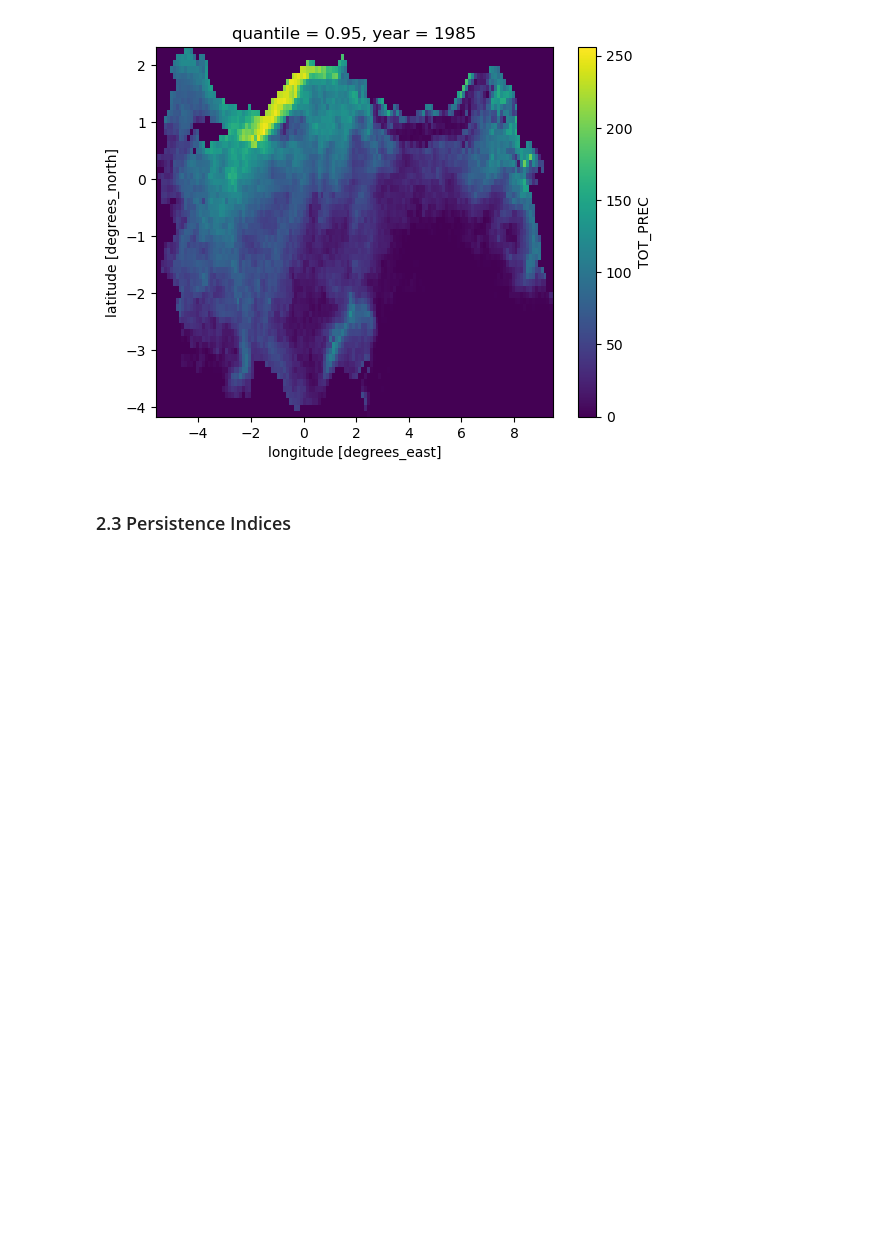
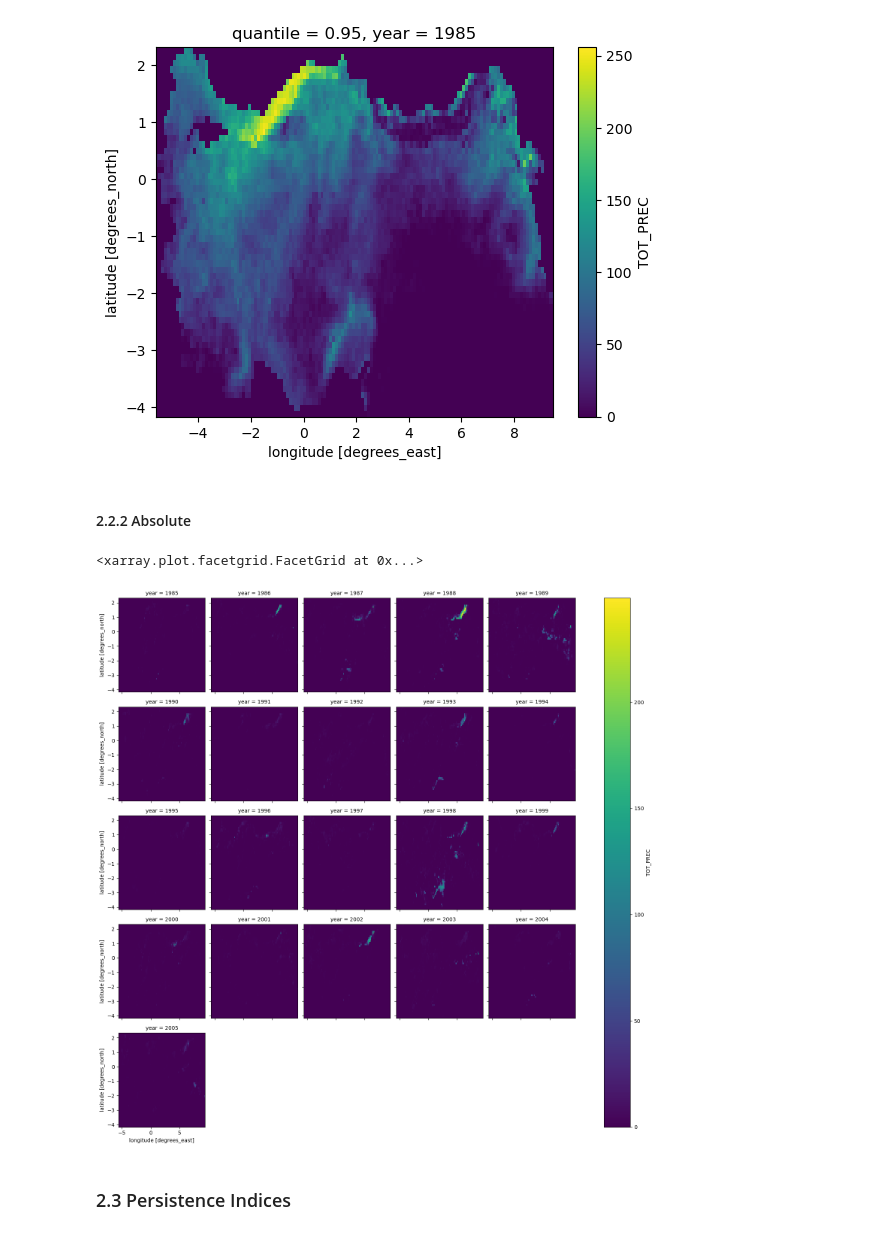
Before and after one commit to donmezkutay/msc-thesis-codes, a Jupyter notebook: BC_calculate_extreme_indices.ipynb, the cells around one changed output. Cells and saved outputs as stored; diff of their text form; code cells hidden in the pictures; blank space fills up the shorter version.

Commit message:
#add absolute indices

```diff
--- a/BC_calculate_extreme_indices.ipynb
+++ b/BC_calculate_extreme_indices.ipynb
@@ -10,7 +10,7 @@ import xarray as xr
 # %%
 # change these
 season = 'JJA' # DJF, JJA,
-time_resample = 1 # options: 1, 3, 6 (resampling)
+time_resample = 6 # options: 1, 3, 6 (resampling)
 
 # bias algorithm
 bias_algo = 'QDM'
@@ -22,13 +22,13 @@ else:
     path_resample = fr'{time_resample}hr'
 
 # general data path
-path_general = fr'/mnt/d/JupyterLab/Yuksek_Lisans/msc_thesis_data'
+path_general = fr'/mnt/e/JupyterLab/Yuksek_Lisans/msc_thesis_data'
 
 # variable name
 name_variable_cosmo = 'TOT_PREC'
 
 # saving path (saving with cosmo var name for both era5 and cosmo)
-path_save = fr'data/{name_variable_cosmo}/'
+path_save = fr'{path_general}/data/{name_variable_cosmo}/'
 
 # years
 years = np.arange(1985, 2006, dtype=int)
@@ -200,3 +196,23 @@ dt_cosmo_above[0].plot()
 # save index as nc
 absolute_indice_name = dt_cosmo_above.attrs['indice_name']
 dt_cosmo_above.to_netcdf(fr"{path_save}/cosmo/BC/BC_{bias_algo}_Tr011_MPI_RF_PR_{season}_{path_resample}_{absolute_indice_name}_198501_200512.nc")
+# %% [markdown]
+#### 2.2.2 Absolute
+# %%
+heavy_rain = 4 * time_resample # 4mm times the resample period
+# %%
+# find x hours above specified quantile threshold
+dt_cosmo_above = dt_cosmo.groupby('time.year').apply(lambda group: count_above(group,
+                                                                               heavy_rain)
+                                                    )
+
+dt_cosmo_above.attrs['computation'] = fr'grouped by year and count above {heavy_rain}mm over time dimension'
+dt_cosmo_above.attrs['indice_name'] = fr'R{time_resample}hr{heavy_rain}mm'
+# %%
+dt_cosmo_above.plot(x='rlon',
+                    y='rlat',
+                    col='year',
+                    col_wrap=5,)
+# %% [output]
+<xarray.plot.facetgrid.FacetGrid at 0x...>
+[figure, added]
```
Also changed, not shown: parts of 12 cells of this notebook.
